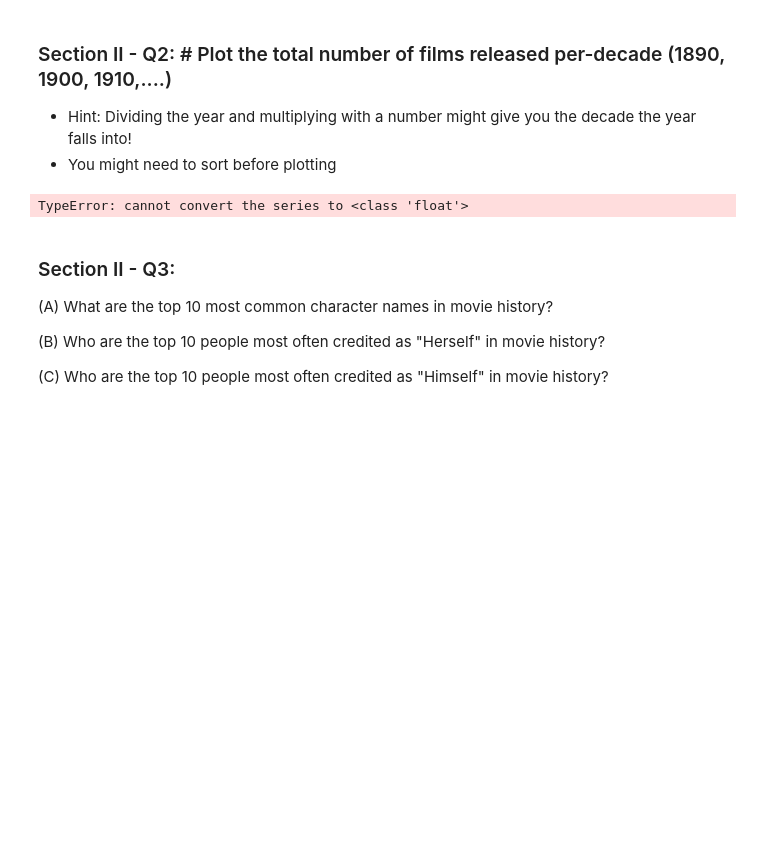
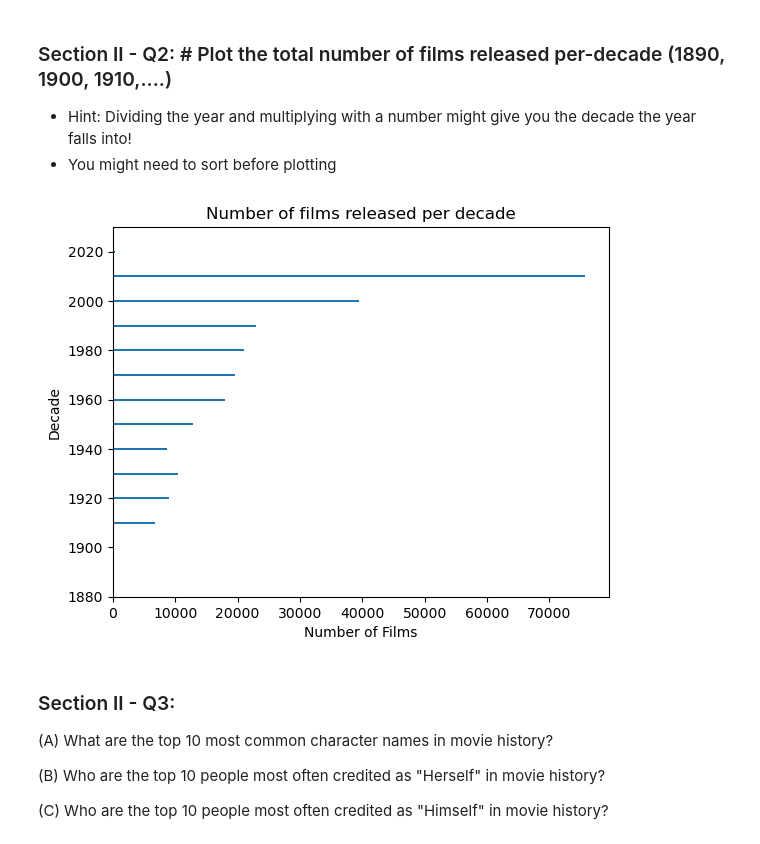
Before and after one commit to springboard-curriculum/mec-mini-projects, a Jupyter notebook: mec-5.3.10-data-wranging-with-pandas-mini-project/Mini_Project_Data_Wrangling_Pandas.ipynb, the cells around one changed output. Cells and saved outputs as stored; diff of their text form; code cells hidden in the pictures; blank space fills up the shorter version.

```diff
--- a/mec-5.3.10-data-wranging-with-pandas-mini-project/Mini_Project_Data_Wrangling_Pandas.ipynb
+++ b/mec-5.3.10-data-wranging-with-pandas-mini-project/Mini_Project_Data_Wrangling_Pandas.ipynb
@@ -393,13 +393,21 @@ Name: year, dtype: int64
 ### Section II - Q2: # Plot the total number of films released per-decade (1890, 1900, 1910,....)
 - Hint: Dividing the year and multiplying with a number might give you the decade the year falls into!
 - You might need to sort before plotting
-# %%
-import math
-
-movies['decade'] = math.floor(float(movies['year']) / 10)
-movies.head()
-# %% [output]
-TypeError: cannot convert the series to <class 'float'>
+# %%
+import math
+decade = []
+for year in movies['year']:
+    decade.append(math.floor(year/10) * 10)
+movies['decade'] = decade
+decade_df = pd.DataFrame(movies.groupby('decade')['title'].count())
+plt.barh(y=decade_df.index, width=decade_df['title'])
+plt.xlabel('Number of Films')
+plt.ylabel('Decade')
+plt.ylim(1880, 2030)
+plt.title('Number of films released per decade')
+plt.show()
+# %% [output]
+[figure, added]
 # %% [markdown]
 ### Section II - Q3:
 
```
Also changed, not shown: parts of 12 cells of this notebook.
